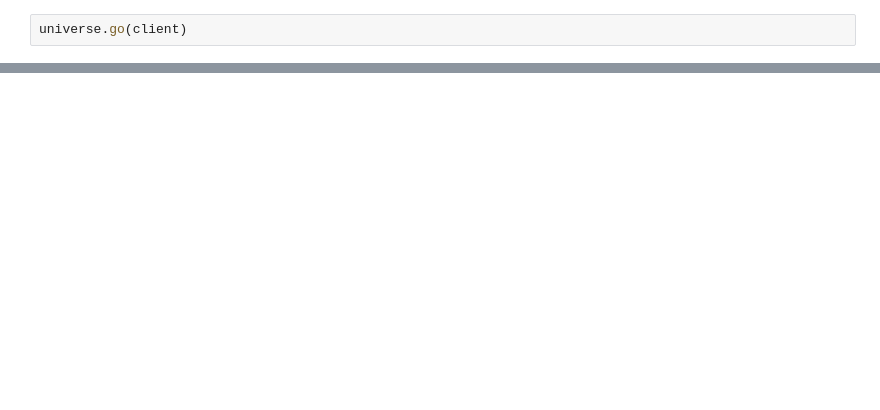
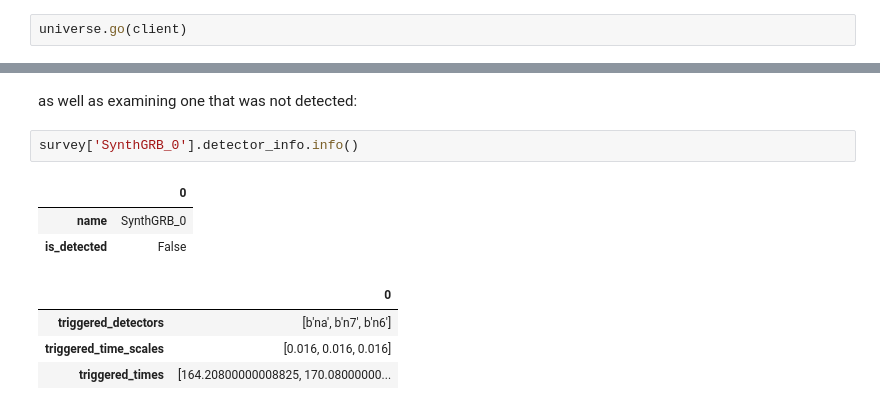
Before and after one commit to grburgess/cosmogrb, a Jupyter notebook: docs/notebooks/universe.ipynb, the cells around one changed output, grey strips where cells are left out. Saved outputs shown, nothing was run; the diff lists cells and outputs as text; blank space fills up the shorter version.

```diff
--- a/docs/notebooks/universe.ipynb
+++ b/docs/notebooks/universe.ipynb
@@ -179,0 +255,12 @@ distributed.nanny - WARNING - Worker process still alive after 3 seconds, killin
+# %% [markdown]
+as well as examining one that was not detected:
+# %%
+survey['SynthGRB_0'].detector_info.info()
+# %% [output]
+|  | 0 |
+| name | SynthGRB_0 |
+| is_detected | False |
+|  | 0 |
+| triggered_detectors | [b'na', b'n7', b'n6'] |
+| triggered_time_scales | [0.016, 0.016, 0.016] |
+| triggered_times | [164.20800000008825, 170.08000000... |
```
Also changed, not shown: parts of 30 cells of this notebook, 1 other file.
